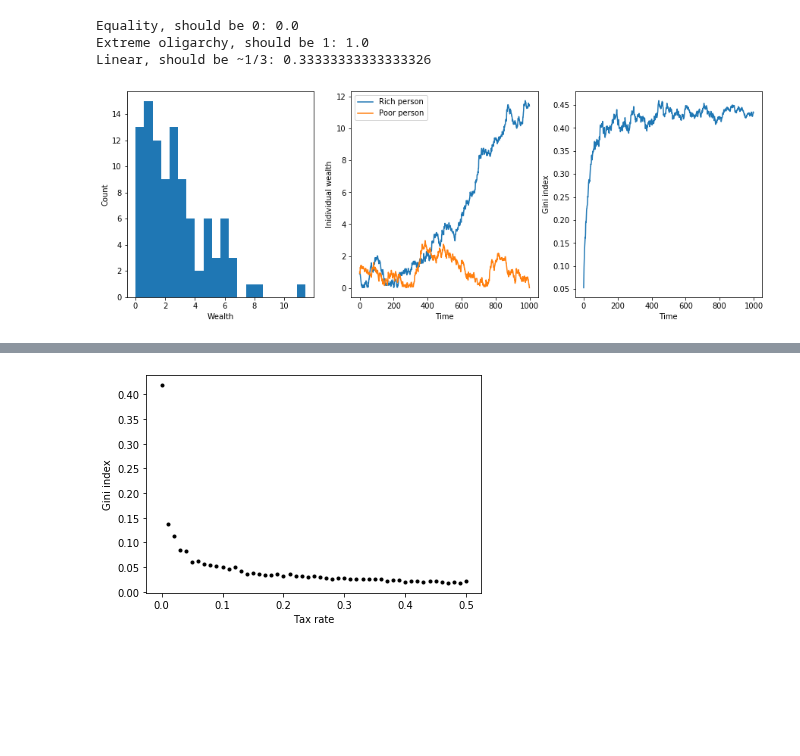
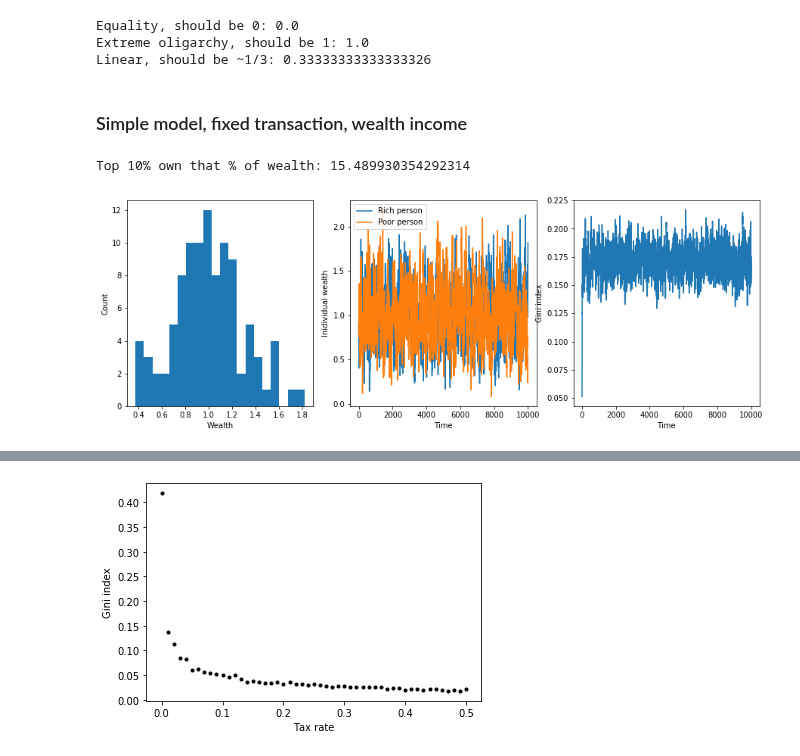
Before and after one commit to khakhalin/Sketches, a Jupyter notebook: dynamic_systems/random_exchange.ipynb, the cells around one changed output, grey strips where cells are left out. Cells and saved outputs as stored; diff of their text form; code cells hidden in the pictures; blank space fills up the shorter version.

Commit message:
economic models

```diff
--- a/dynamic_systems/random_exchange.ipynb
+++ b/dynamic_systems/random_exchange.ipynb
@@ -33,12 +33,14 @@ print('Linear, should be ~1/3:',gini(np.arange(1,100)))
 Equality, should be 0: 0.0
 Extreme oligarchy, should be 1: 1.0
 Linear, should be ~1/3: 0.33333333333333326
+# %% [markdown]
+### Simple model, fixed transaction, wealth income
 # %%
 n_people = 100
-n_steps = 1000
+n_steps = 10000
 amount = 0.1
-growth = 0.001     # Market growth at each time cycle
-tax = 0.001        # Tax rate, to be collected, and redistributed as UBI
+growth = 0.000           # Market growth at each time cycle
+tax_wealth = 0.05        # Wealth tax rate, to be collected, and redistributed as UBI
 
 def model():
     wealth = np.ones(n_people) # Original wealth
@@ -50,34 +52,38 @@ def model():
             if wealth[i] >= amount:
                 wealth[i] -= amount
                 wealth[j] += amount
-        wealth = wealth*(1 + growth)*(1-tax) + tax*np.mean(wealth)
+        wealth = wealth*(1 + growth)*(1-tax_wealth) + tax_wealth*np.mean(wealth)
         history[t,:] = wealth
     return history
 
 
 # Run model
 history = model()
 ghist = [gini(history[i,:]) for i in range(history.shape[0])]
 
 # Figures
 fig = plt.figure(figsize=(15,5))
 plt.subplot(131);
 plt.hist(history[-1,:], bins=20);
 plt.xlabel('Wealth');
 plt.ylabel('Count')
 
 plt.subplot(132);
 i_rich = np.argmax(history[-1,:])
 i_poor = np.argmin(history[-1,:])
 plt.plot(history[:,i_rich], label="Rich person");
 plt.plot(history[:,i_poor], label="Poor person");
 plt.ylabel('Inidividual wealth');
 plt.xlabel('Time');
 plt.legend(loc="upper left")
 
 plt.subplot(133);
 plt.plot(ghist);
 plt.ylabel('Gini index');
 plt.xlabel('Time');
+
+wealth = np.sort(history[-1,:])
+print('Top 10% own that % of wealth:', np.sum(wealth[(n_people-n_people//10):]) / np.sum(wealth) * 100)
 # %% [output]
+Top 10% own that % of wealth: 15.489930354292314
-[figure, old version]
+[figure, new version]
```
Also changed, not shown: parts of 3 cells of this notebook, 1 other file.
